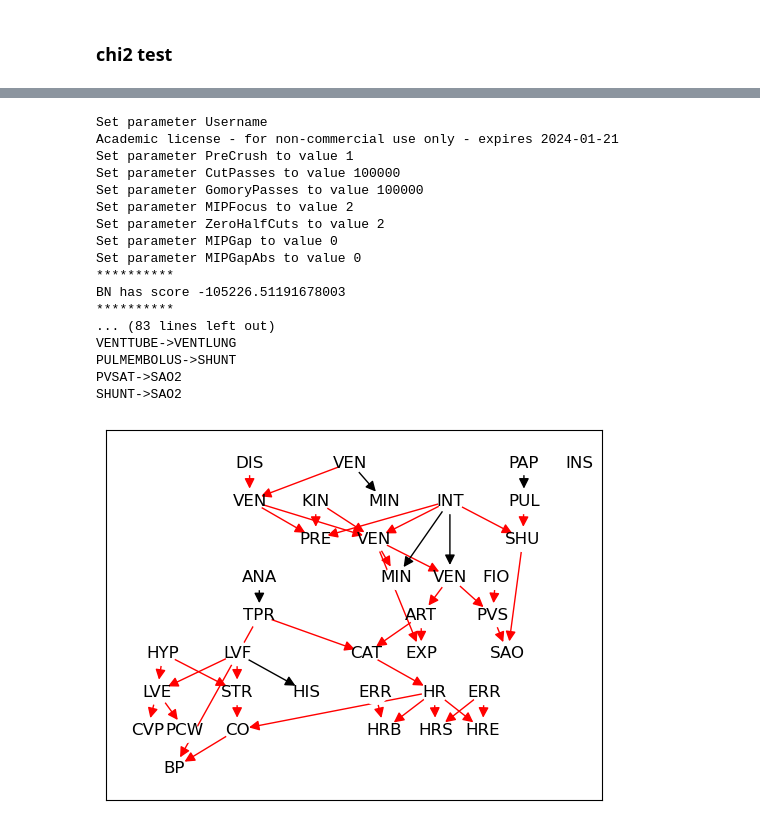
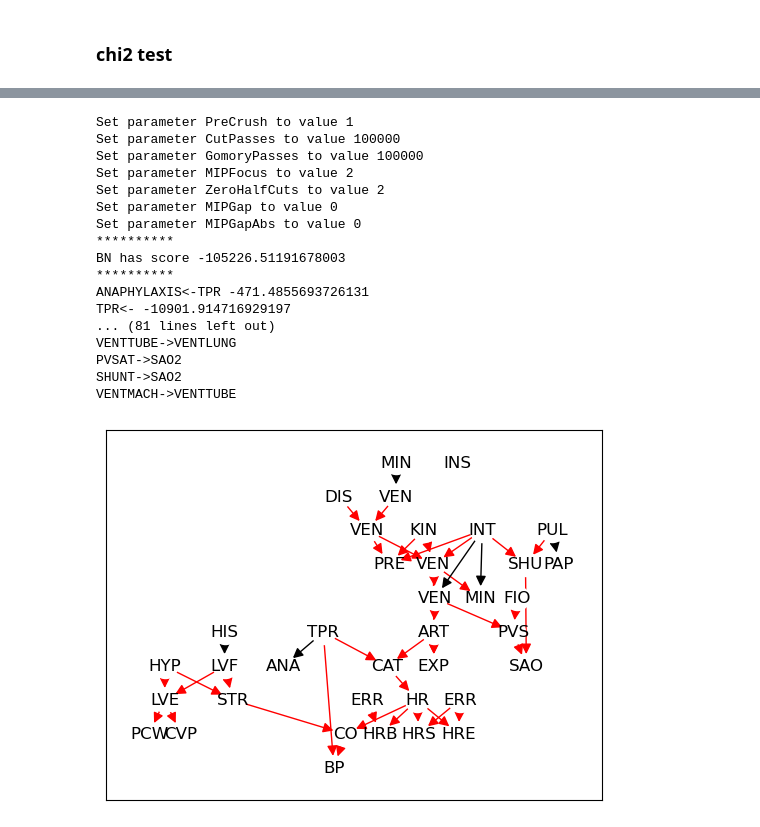
Before and after one commit to Elicit3495/ML_FYP, a Jupyter notebook: conditional.ipynb, the cells around one changed output, grey strips where cells are left out. Drawn from its saved outputs; the diff is of its cells as text; code cells hidden in the pictures.

```diff
--- a/conditional.ipynb
+++ b/conditional.ipynb
@@ -375,23 +404,23 @@ nx.draw(g_0, with_labels=True)
 # %%
 %%time
 m = Gobnilp()
-m.learn(r'C:\Users\User\Documents\GitHub\ML_FYP\dataset\alarm_10000.dat')
+m.learn(r'C:\Users\User\Documents\GitHub\ML_FYP\dataset\alarm_10000.dat', palim=4)
 # %% [output]
-Set parameter Username
-Academic license - for non-commercial use only - expires 2024-01-21
 Set parameter PreCrush to value 1
 Set parameter CutPasses to value 100000
 Set parameter GomoryPasses to value 100000
 Set parameter MIPFocus to value 2
 Set parameter ZeroHalfCuts to value 2
 Set parameter MIPGap to value 0
 Set parameter MIPGapAbs to value 0
 **********
 BN has score -105226.51191678003
 **********
-... (83 lines left out)
+ANAPHYLAXIS<-TPR -471.4855693726131
+TPR<- -10901.914716929197
+... (81 lines left out)
 VENTTUBE->VENTLUNG
-PULMEMBOLUS->SHUNT
 PVSAT->SAO2
 SHUNT->SAO2
+VENTMACH->VENTTUBE
-[figure, old version]
+[figure, new version]
```
Also changed, not shown: parts of 19 cells of this notebook.
